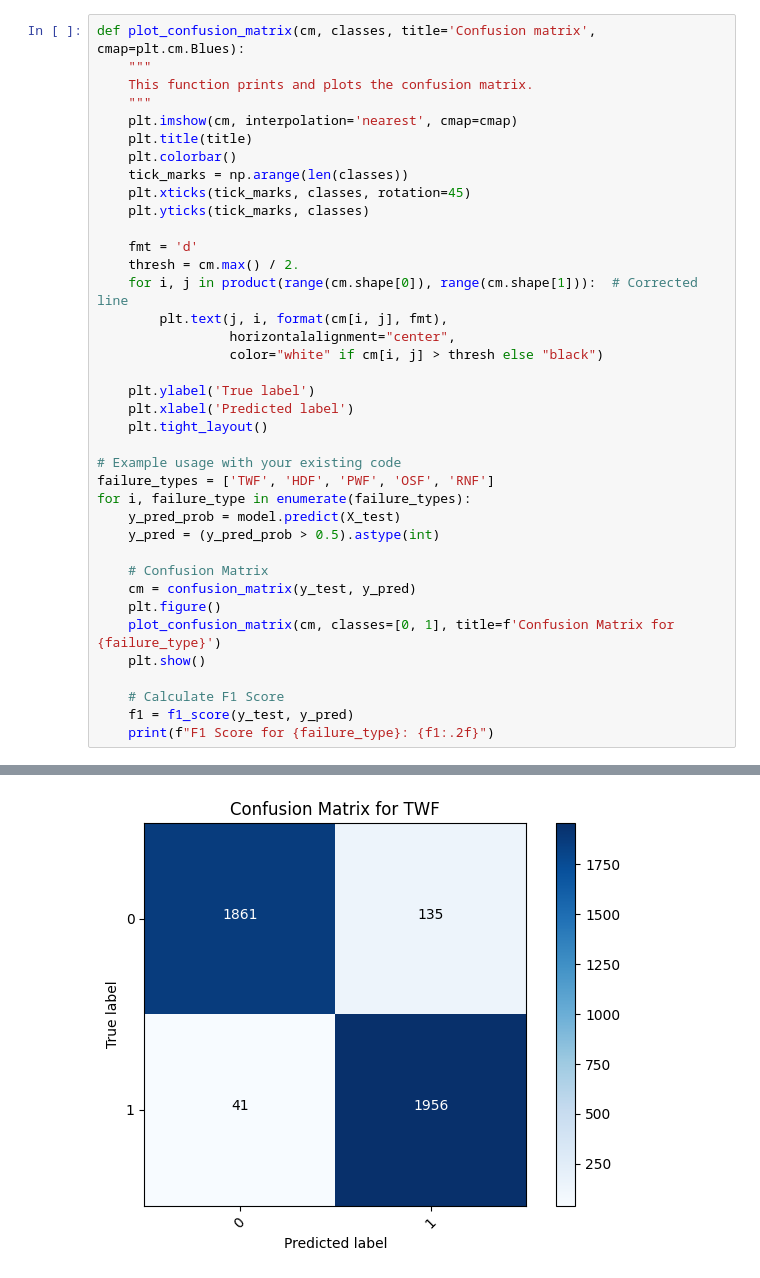
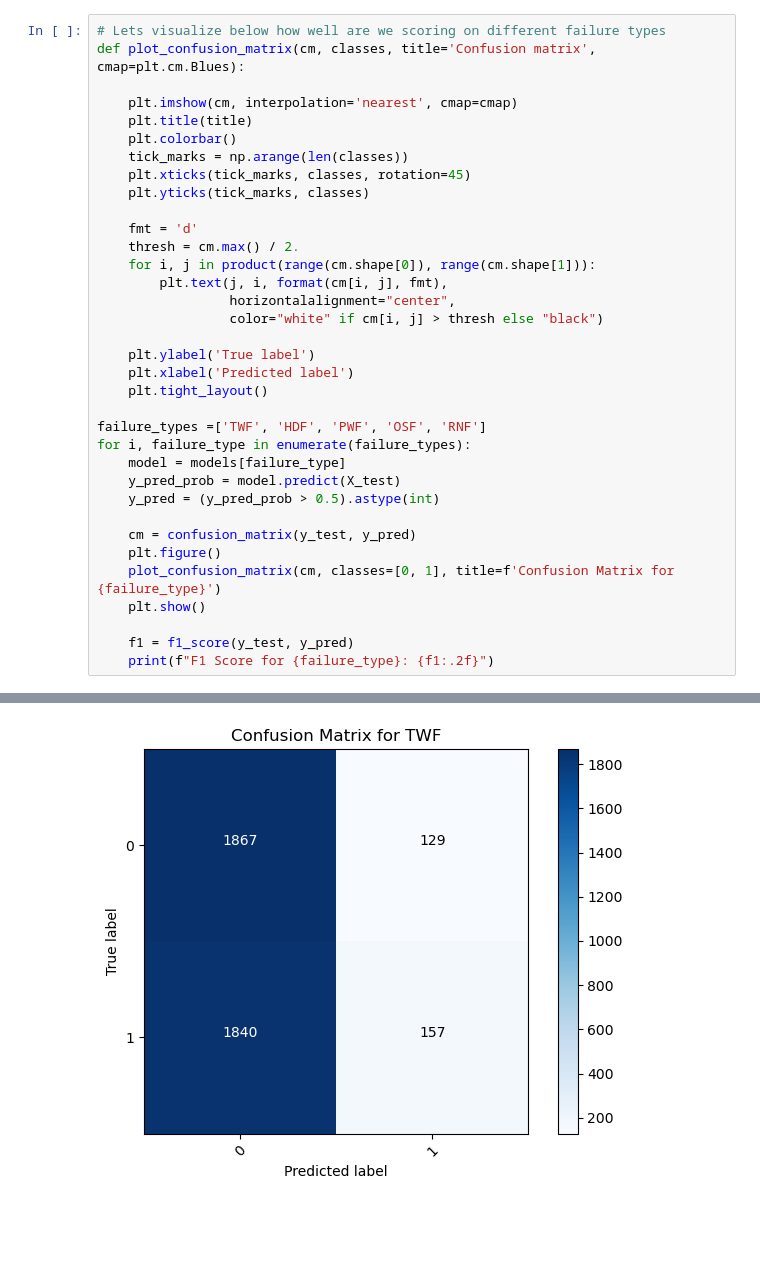
Before and after one commit to ahmadsaaddm/LSTM-SL, a Jupyter notebook: working_lstm.ipynb, the cells around one changed output, grey strips where cells are left out. Saved outputs shown, nothing was run; the diff lists cells and outputs as text; blank space fills up the shorter version.

```diff
--- a/working_lstm.ipynb
+++ b/working_lstm.ipynb
@@ -92,8 +95,7 @@ Recall for RNF: 0.98
 # %%
+# Lets visualize below how well are we scoring on different failure types
 def plot_confusion_matrix(cm, classes, title='Confusion matrix', cmap=plt.cm.Blues):
-    """
-    This function prints and plots the confusion matrix.
-    """
+
     plt.imshow(cm, interpolation='nearest', cmap=cmap)
     plt.title(title)
     plt.colorbar()
@@ -103,7 +105,7 @@ def plot_confusion_matrix(cm, classes, title='Confusion matrix', cmap=plt.cm.Blu
 
     fmt = 'd'
     thresh = cm.max() / 2.
-    for i, j in product(range(cm.shape[0]), range(cm.shape[1])):  # Corrected line
+    for i, j in product(range(cm.shape[0]), range(cm.shape[1])):
         plt.text(j, i, format(cm[i, j], fmt),
                  horizontalalignment="center",
                  color="white" if cm[i, j] > thresh else "black")
@@ -112,19 +114,17 @@ def plot_confusion_matrix(cm, classes, title='Confusion matrix', cmap=plt.cm.Blu
     plt.xlabel('Predicted label')
     plt.tight_layout()
 
-# Example usage with your existing code
-failure_types = ['TWF', 'HDF', 'PWF', 'OSF', 'RNF']
+failure_types =['TWF', 'HDF', 'PWF', 'OSF', 'RNF']
 for i, failure_type in enumerate(failure_types):
+    model = models[failure_type]
     y_pred_prob = model.predict(X_test)
     y_pred = (y_pred_prob > 0.5).astype(int)
 
-    # Confusion Matrix
     cm = confusion_matrix(y_test, y_pred)
     plt.figure()
     plot_confusion_matrix(cm, classes=[0, 1], title=f'Confusion Matrix for {failure_type}')
     plt.show()
 
-    # Calculate F1 Score
     f1 = f1_score(y_test, y_pred)
     print(f"F1 Score for {failure_type}: {f1:.2f}")
 # %% [output]
@@ -132 +132 @@ for i, failure_type in enumerate(failure_types):
-[figure, old version]
+[figure, new version]
```
Also changed, not shown: parts of 14 cells of this notebook, 2 other files.
